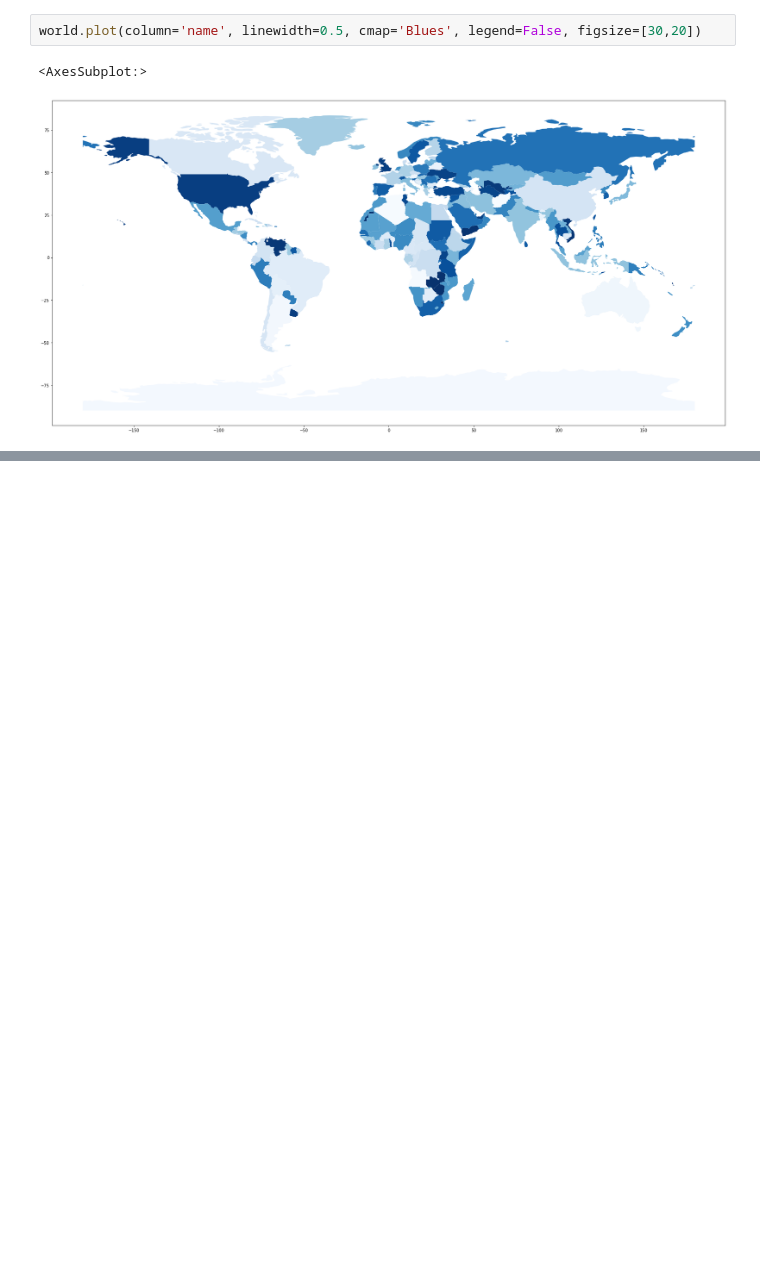
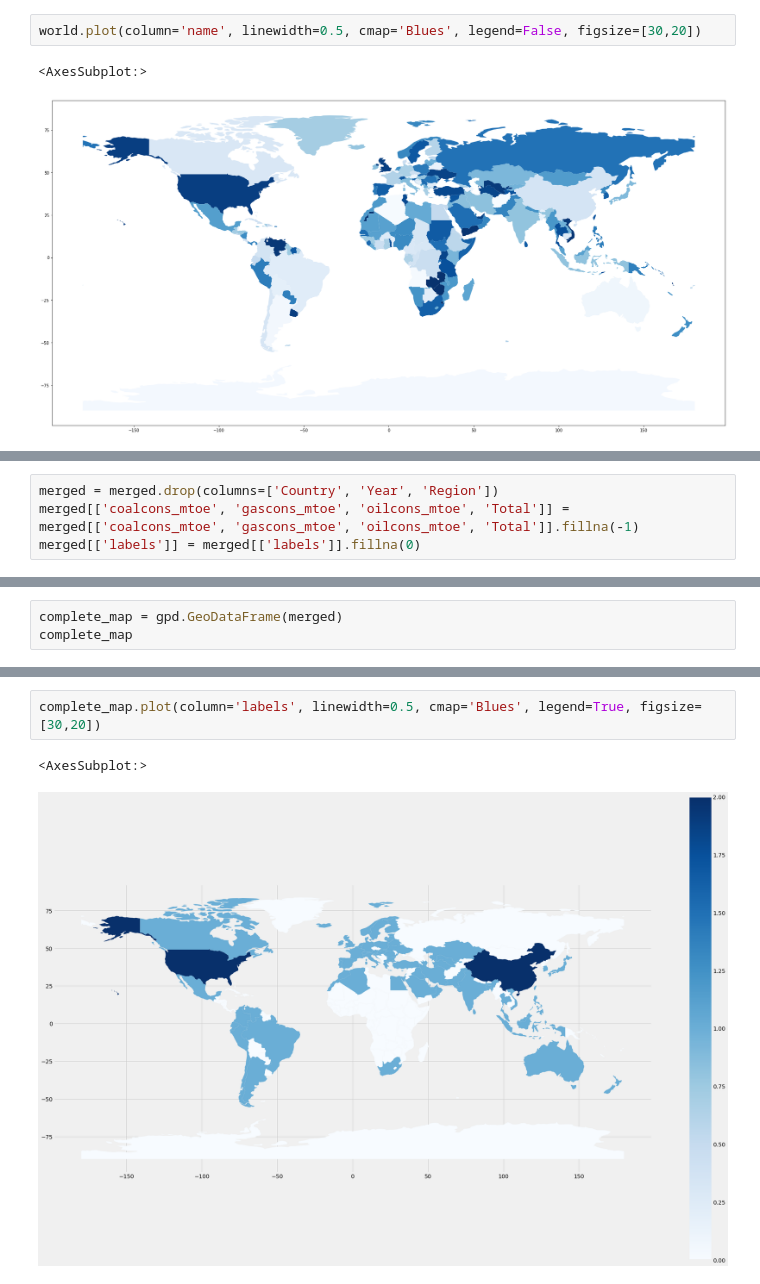
Before and after one commit to kirastain/BP-energy-analysis, a Jupyter notebook: Untitled.ipynb, the cells around one changed output, grey strips where cells are left out. Drawn from its saved outputs; the diff is of its cells as text; blank space fills up the shorter version.

```diff
--- a/Untitled.ipynb
+++ b/Untitled.ipynb
@@ -182,0 +330,4 @@ merged
+# %%
+merged = merged.drop(columns=['Country', 'Year', 'Region'])
+merged[['coalcons_mtoe', 'gascons_mtoe', 'oilcons_mtoe', 'Total']] = merged[['coalcons_mtoe', 'gascons_mtoe', 'oilcons_mtoe', 'Total']].fillna(-1)
+merged[['labels']] = merged[['labels']].fillna(0)
@@ -182,0 +340,3 @@ merged
+# %%
+complete_map = gpd.GeoDataFrame(merged)
+complete_map
@@ -182,0 +357,5 @@ merged
+# %%
+complete_map.plot(column='labels', linewidth=0.5, cmap='Blues', legend=True, figsize=[30,20])
+# %% [output]
+<AxesSubplot:>
+[figure, added]
```
Also changed, not shown: parts of 28 cells of this notebook.
